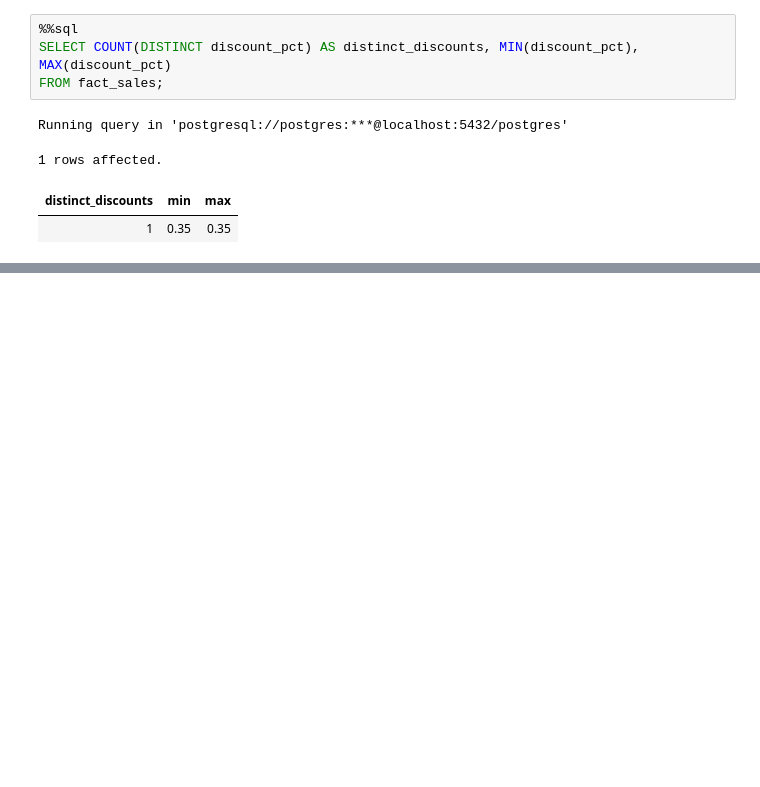
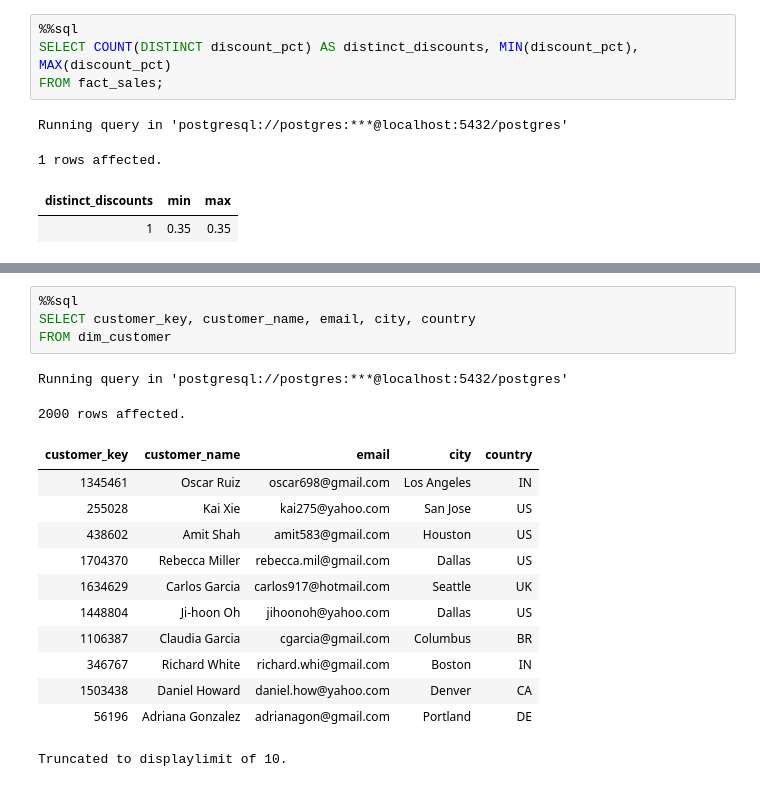
Before and after one commit to Retail-Analytical-Platform/Retail-Analytics-Data, a Jupyter notebook: src/main.ipynb, the cells around one changed output, grey strips where cells are left out. Saved outputs shown, nothing was run; the diff lists cells and outputs as text; blank space fills up the shorter version.

```diff
--- a/src/main.ipynb
+++ b/src/main.ipynb
@@ -239,0 +274,19 @@ Running query in 'postgresql://postgres:***@localhost:5432/postgres'
+# %%
+%%sql
+SELECT customer_key, customer_name, email, city, country
+FROM dim_customer
+# %% [output]
+Running query in 'postgresql://postgres:***@localhost:5432/postgres'
+2000 rows affected.
+| customer_key | customer_name | email | city | country |
+| 1345461 | Oscar Ruiz | oscar698@gmail.com | Los Angeles | IN |
+| 255028 | Kai Xie | kai275@yahoo.com | San Jose | US |
+| 438602 | Amit Shah | amit583@gmail.com | Houston | US |
+| 1704370 | Rebecca Miller | rebecca.mil@gmail.com | Dallas | US |
+| 1634629 | Carlos Garcia | carlos917@hotmail.com | Seattle | UK |
+| 1448804 | Ji-hoon Oh | jihoonoh@yahoo.com | Dallas | US |
+| 1106387 | Claudia Garcia | cgarcia@gmail.com | Columbus | BR |
+| 346767 | Richard White | richard.whi@gmail.com | Boston | IN |
+| 1503438 | Daniel Howard | daniel.how@yahoo.com | Denver | CA |
+| 56196 | Adriana Gonzalez | adrianagon@gmail.com | Portland | DE |
+Truncated to displaylimit of 10.
```
Also changed, not shown: parts of 21 cells of this notebook.
